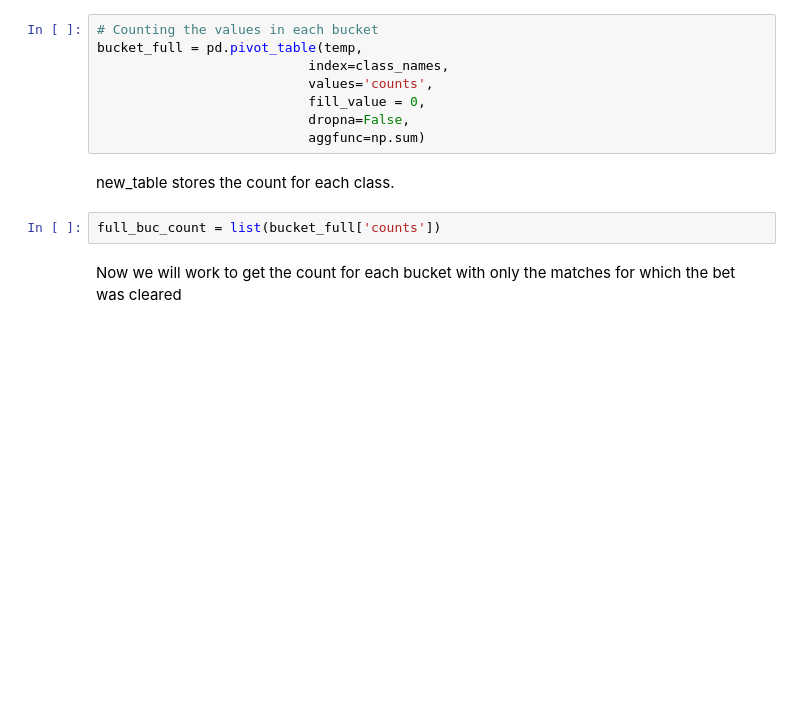
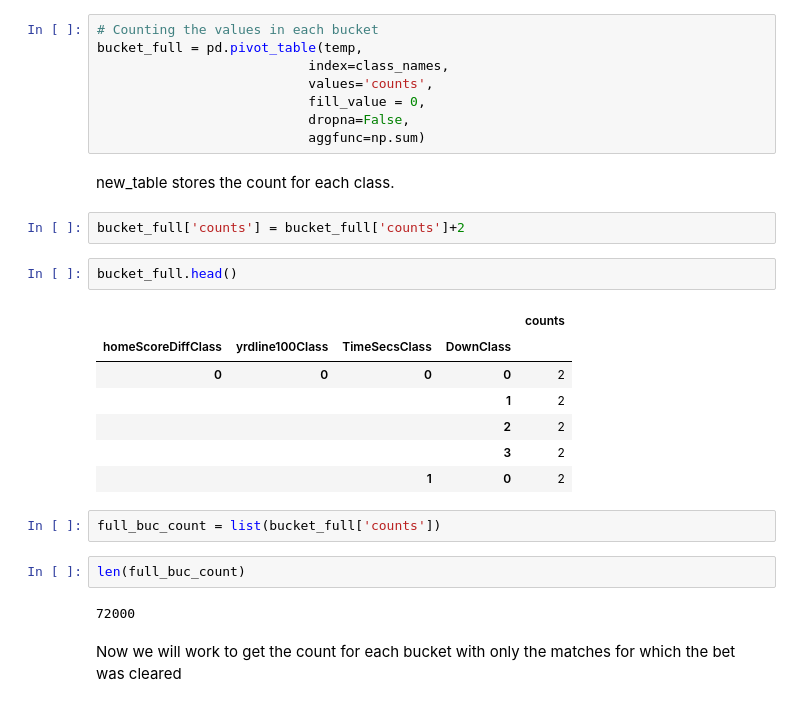
Before and after one commit to tyagi-iiitv/NFLLive, a Jupyter notebook: Bucketing.ipynb, the cells around one changed output. Saved outputs shown, nothing was run; the diff lists cells and outputs as text; blank space fills up the shorter version.

```diff
--- a/Bucketing.ipynb
+++ b/Bucketing.ipynb
@@ -106,8 +124,24 @@ bucket_full = pd.pivot_table(temp,
                            aggfunc=np.sum)
 # %% [markdown]
 new_table stores the count for each class.
+# %%
+bucket_full['counts'] = bucket_full['counts']+2
+# %%
+bucket_full.head()
+# %% [output]
+|  |  |  |  | counts |
+| homeScoreDiffClass | yrdline100Class | TimeSecsClass | DownClass |  |
+| 0 | 0 | 0 | 0 | 2 |
+|  |  |  | 1 | 2 |
+|  |  |  | 2 | 2 |
+|  |  |  | 3 | 2 |
+|  |  | 1 | 0 | 2 |
 # %%
 full_buc_count = list(bucket_full['counts'])
+# %%
+len(full_buc_count)
+# %% [output]
+72000
 # %% [markdown]
 Now we will work to get the count for each bucket with only the matches for which the bet was cleared
 # %%
```
Also changed, not shown: parts of 6 cells of this notebook.
